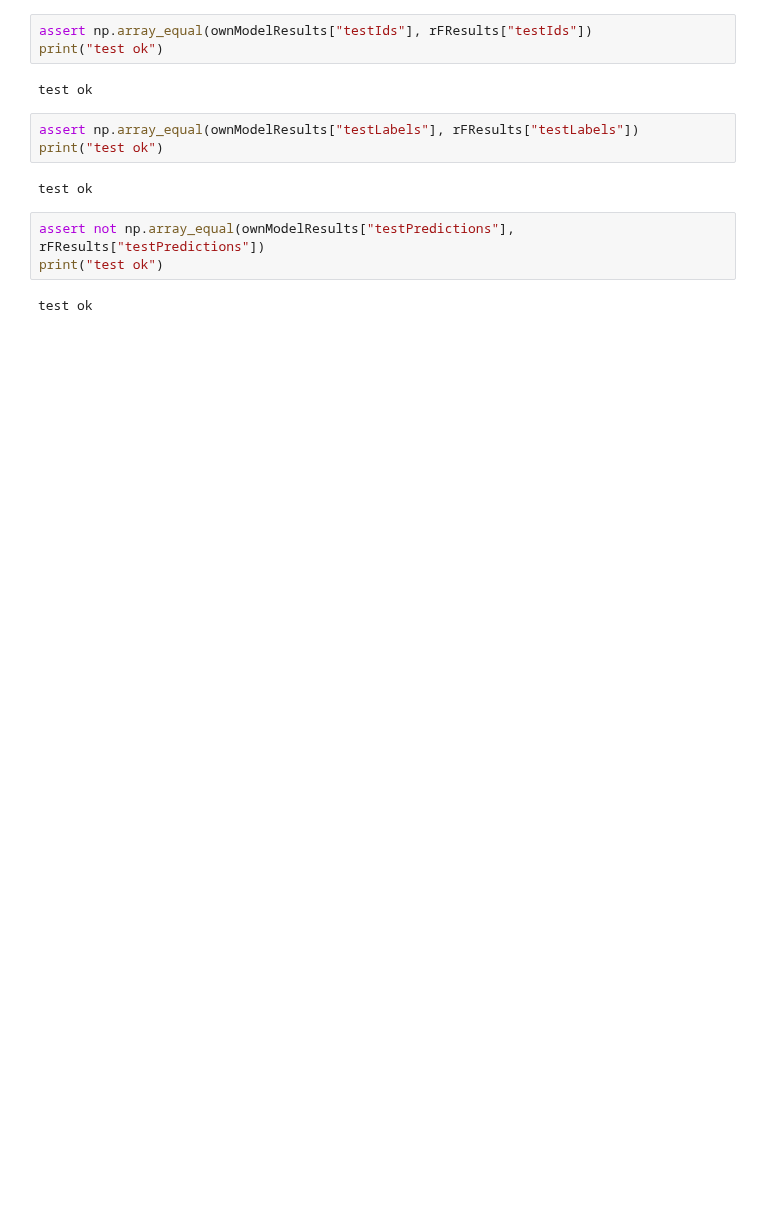
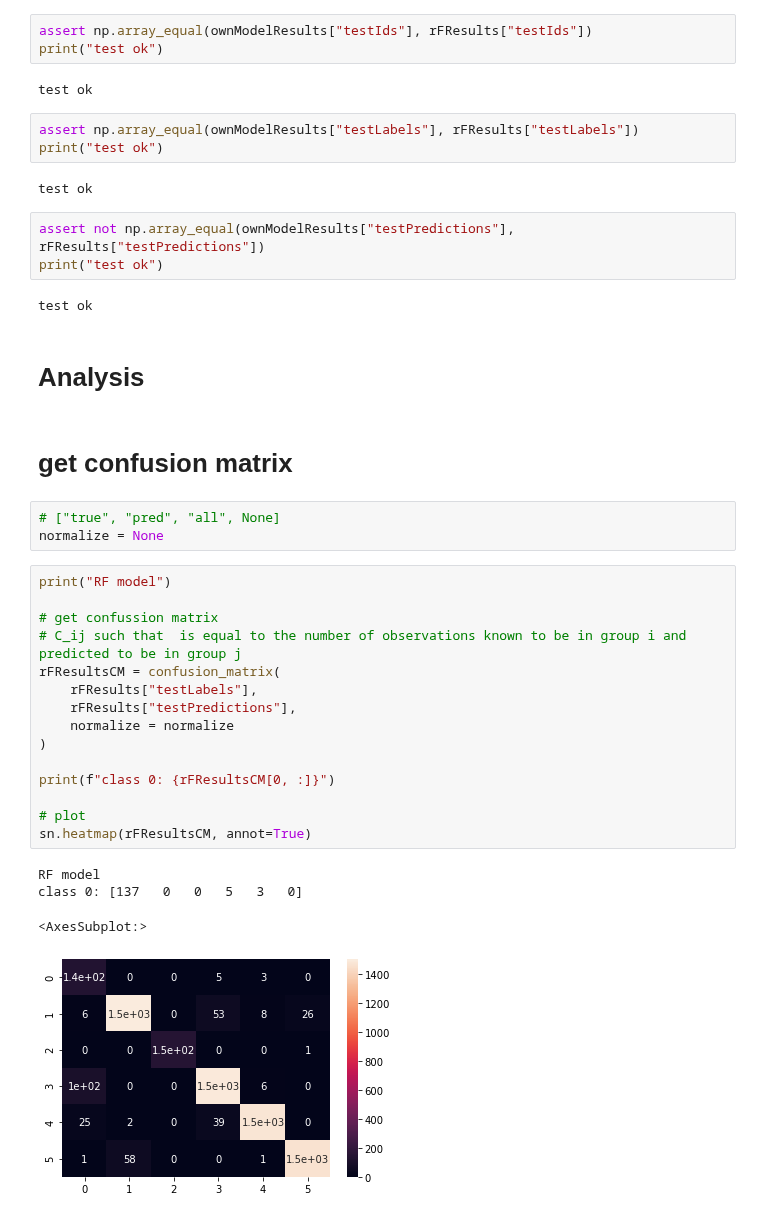
Before and after one commit to leoBravoRain/thesis, a Jupyter notebook: work/thesis/notebooks/comparing_models/Comparing models.ipynb, the cells around one changed output. Drawn from its saved outputs; the diff is of its cells as text; blank space fills up the shorter version.

```diff
--- a/work/thesis/notebooks/comparing_models/Comparing models.ipynb
+++ b/work/thesis/notebooks/comparing_models/Comparing models.ipynb
@@ -46,3 +52,30 @@ assert not np.array_equal(ownModelResults["testPredictions"], rFResults["testPre
 print("test ok")
 # %% [output]
 test ok
+# %% [markdown]
+# Analysis
+# %% [markdown]
+# get confusion matrix
+# %%
+# ["true", "pred", "all", None]
+normalize = None
+# %%
+print("RF model")
+
+# get confussion matrix
+# C_ij such that  is equal to the number of observations known to be in group i and predicted to be in group j
+rFResultsCM = confusion_matrix(
+    rFResults["testLabels"],
+    rFResults["testPredictions"],
+    normalize = normalize
+)
+
+print(f"class 0: {rFResultsCM[0, :]}")
+
+# plot
+sn.heatmap(rFResultsCM, annot=True)
+# %% [output]
+RF model
+class 0: [137   0   0   5   3   0]
+<AxesSubplot:>
+[figure, added]
```
Also changed, not shown: parts of 28 cells of this notebook, 1 other file.
